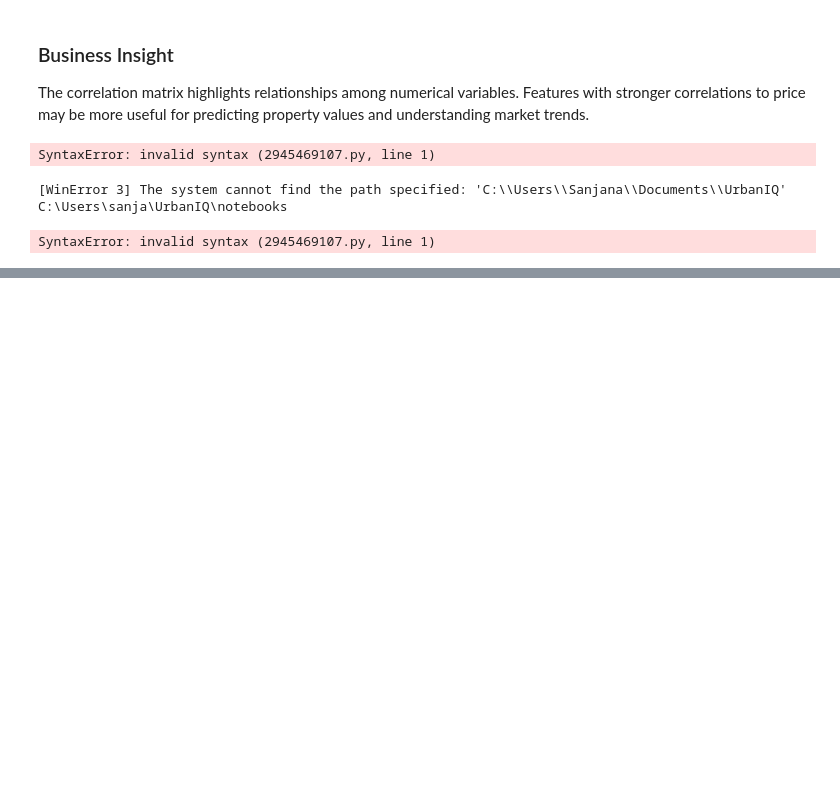
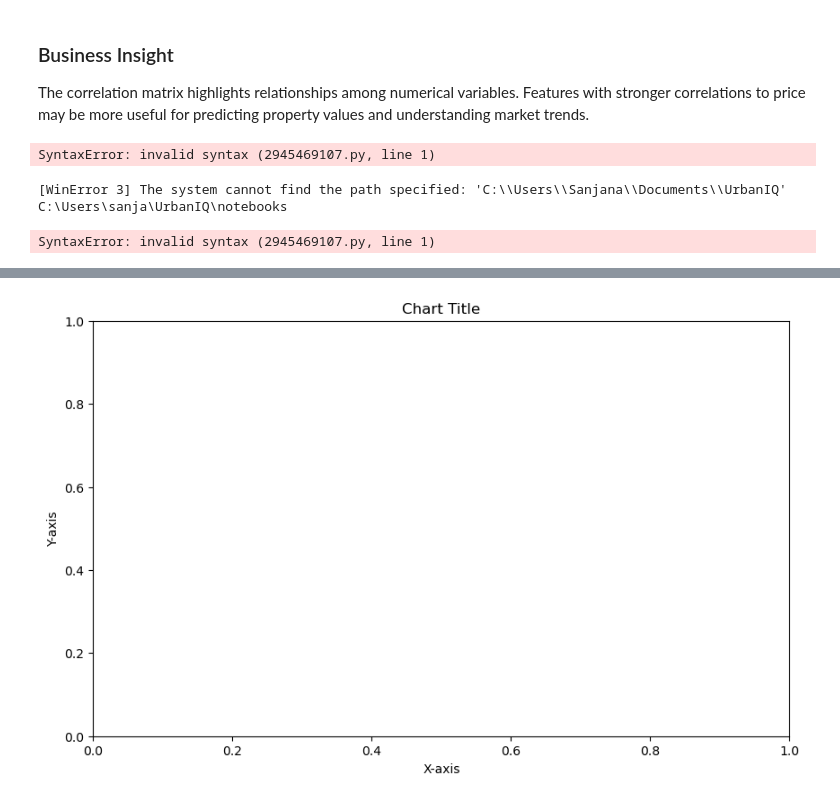
Before and after one commit to sanjureddy17/UrbanIQ, a Jupyter notebook: notebooks/02_Data_Exploration.ipynb, the cells around one changed output, grey strips where cells are left out. Drawn from its saved outputs; the diff is of its cells as text; code cells hidden in the pictures; blank space fills up the shorter version.

```diff
--- a/notebooks/02_Data_Exploration.ipynb
+++ b/notebooks/02_Data_Exploration.ipynb
@@ -1055,0 +1162,16 @@ SyntaxError: invalid syntax (2945469107.py, line 1)
+# %%
+plt.figure(figsize=(10,6))
+
+# Your plotting code
+...
+
+plt.title("Chart Title")
+plt.xlabel("X-axis")
+plt.ylabel("Y-axis")
+
+# Save the chart
+plt.savefig("../images/chart_name.png", dpi=300, bbox_inches="tight")
+
+plt.show()
+# %% [output]
+[figure, added]
```
Also changed, not shown: parts of 16 cells of this notebook, 8 other files.
